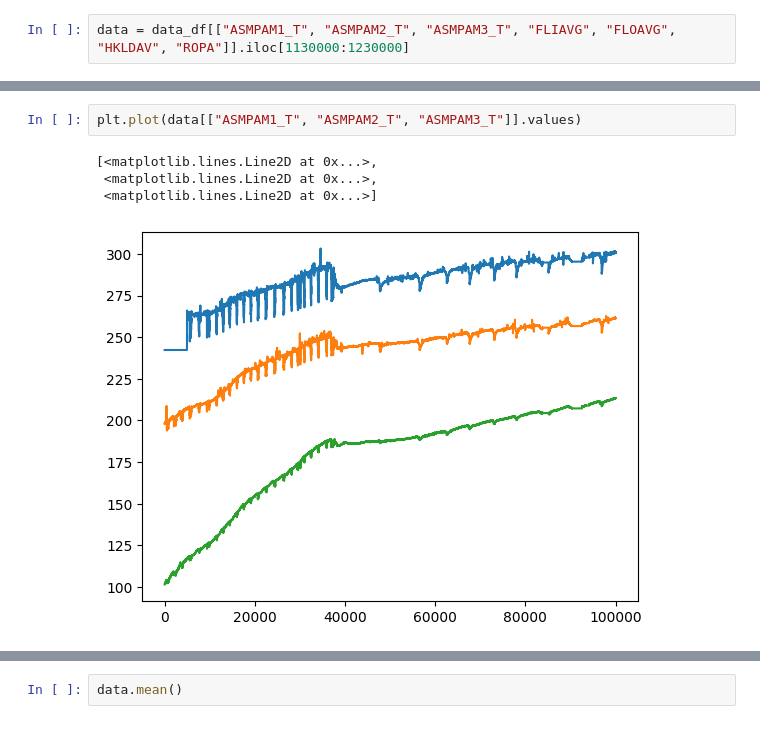
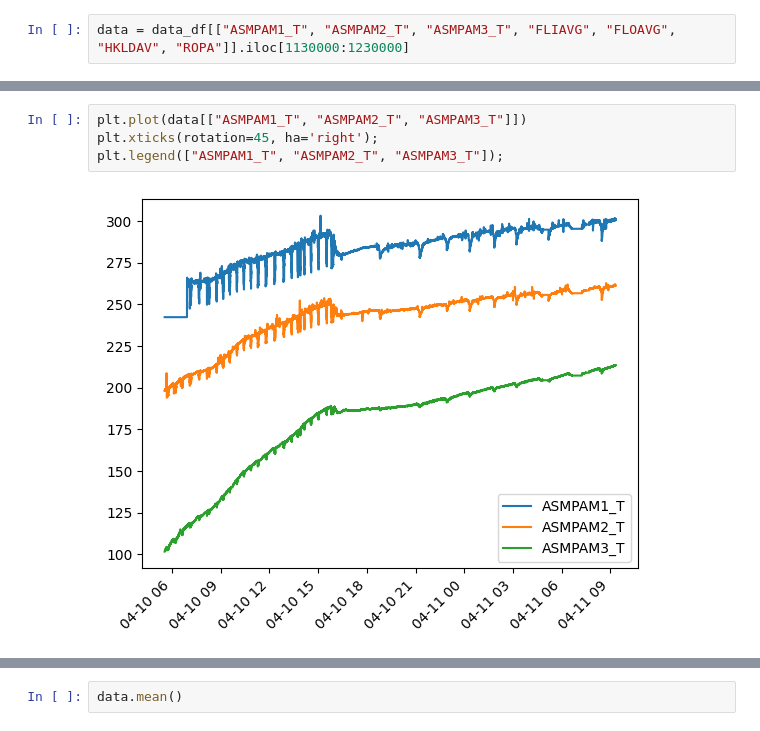
Before and after one commit to emilhaugstvedt/sparsity, a Jupyter notebook: pre_thesis/feature_extraction_drilling/feature_extraction.ipynb, the cells around one changed output, grey strips where cells are left out. Drawn from its saved outputs; the diff is of its cells as text.

```diff
--- a/pre_thesis/feature_extraction_drilling/feature_extraction.ipynb
+++ b/pre_thesis/feature_extraction_drilling/feature_extraction.ipynb
@@ -55,7 +38,6 @@ for label in ax.get_xticklabels():
 # %%
-plt.plot(data[["ASMPAM1_T", "ASMPAM2_T", "ASMPAM3_T"]].values)
+plt.plot(data[["ASMPAM1_T", "ASMPAM2_T", "ASMPAM3_T"]])
+plt.xticks(rotation=45, ha='right');
+plt.legend(["ASMPAM1_T", "ASMPAM2_T", "ASMPAM3_T"]);
 # %% [output]
-[<matplotlib.lines.Line2D at 0x...>,
- <matplotlib.lines.Line2D at 0x...>,
- <matplotlib.lines.Line2D at 0x...>]
-[figure, old version]
+[figure, new version]
```
Also changed, not shown: parts of 18 cells of this notebook.
